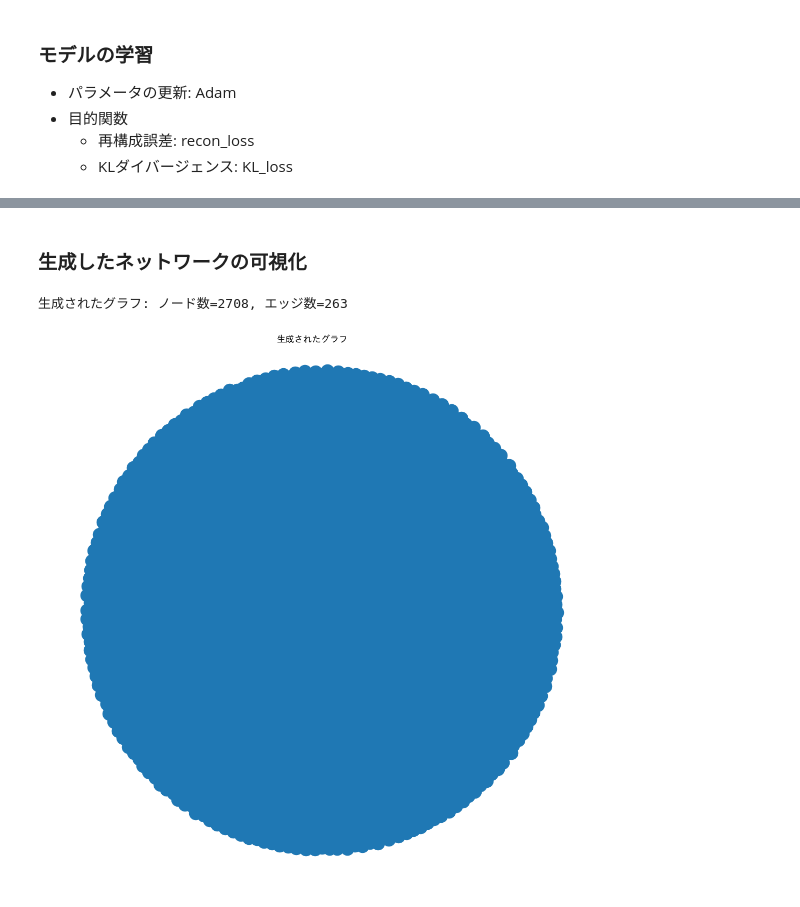
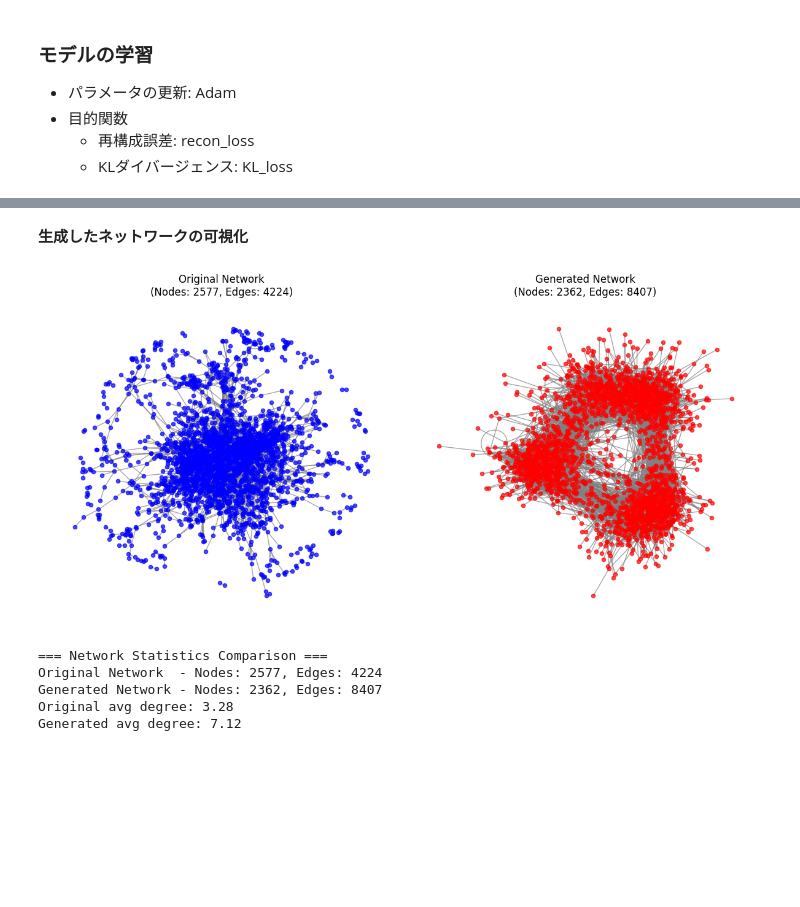
Before and after one commit to C0A21130/trust-score, a Jupyter notebook: trust-engine/basic/vgae.ipynb, the cells around one changed output, grey strips where cells are left out. Saved outputs shown, nothing was run; the diff lists cells and outputs as text; code cells hidden in the pictures; blank space fills up the shorter version.

```diff
--- a/trust-engine/basic/vgae.ipynb
+++ b/trust-engine/basic/vgae.ipynb
@@ -176,15 +371,41 @@ with torch.no_grad():
 # %% [markdown]
-### 生成したネットワークの可視化
+**生成したネットワークの可視化**
 # %%
-g_gen = nx.DiGraph()  # 有向グラフの作成
-g_gen.add_nodes_from(range(data.num_nodes))  # ノードを追加
-g_gen.add_edges_from(sample.t().cpu().numpy())  # エッジを追加
-print(f"生成されたグラフ: ノード数={g_gen.number_of_nodes()}, エッジ数={g_gen.number_of_edges()}")
+G_generated = nx.Graph()
 
-plt.figure(figsize=(8, 8))
-nx.draw(g_gen, with_labels=False)
-plt.title("生成されたグラフ")
+# adj_matrixから生成されたエッジを追加
+edges = adj_matrix.t().cpu().numpy()
+G_generated.add_edges_from(edges)
+
+# 生成されたネットワークの可視化
+plt.figure(figsize=(12, 6))
+
+# 元のネットワークと生成されたネットワークを比較表示
+plt.subplot(1, 2, 1)
+pos_original = nx.spring_layout(G, k=0.5, iterations=50)
+nx.draw(G, pos_original, with_labels=False, node_size=20, node_color='blue', edge_color='gray', alpha=0.7)
+plt.title(f"Original Network\n(Nodes: {G.number_of_nodes()}, Edges: {G.number_of_edges()})")
+
+plt.subplot(1, 2, 2)
+pos_generated = nx.spring_layout(G_generated, k=0.5, iterations=50)
+nx.draw(G_generated, pos_generated, with_labels=False, node_size=20, node_color='red', edge_color='gray', alpha=0.7)
+plt.title(f"Generated Network\n(Nodes: {G_generated.number_of_nodes()}, Edges: {G_generated.number_of_edges()})")
+
+plt.tight_layout()
 plt.show()
+
+# ネットワーク統計の比較
+print("=== Network Statistics Comparison ===")
+print(f"Original Network  - Nodes: {G.number_of_nodes()}, Edges: {G.number_of_edges()}")
+print(f"Generated Network - Nodes: {G_generated.number_of_nodes()}, Edges: {G_generated.number_of_edges()}")
+
+if G.number_of_nodes() > 0 and G_generated.number_of_nodes() > 0:
+    print(f"Original avg degree: {2 * G.number_of_edges() / G.number_of_nodes():.2f}")
+    print(f"Generated avg degree: {2 * G_generated.number_of_edges() / G_generated.number_of_nodes():.2f}")
 # %% [output]
+[figure, new version]
-生成されたグラフ: ノード数=2708, エッジ数=263
+=== Network Statistics Comparison ===
+Original Network  - Nodes: 2577, Edges: 4224
+Generated Network - Nodes: 2362, Edges: 8407
+Original avg degree: 3.28
+Generated avg degree: 7.12
-[figure, old version]
```
Also changed, not shown: parts of 13 cells of this notebook, 6 other files.
